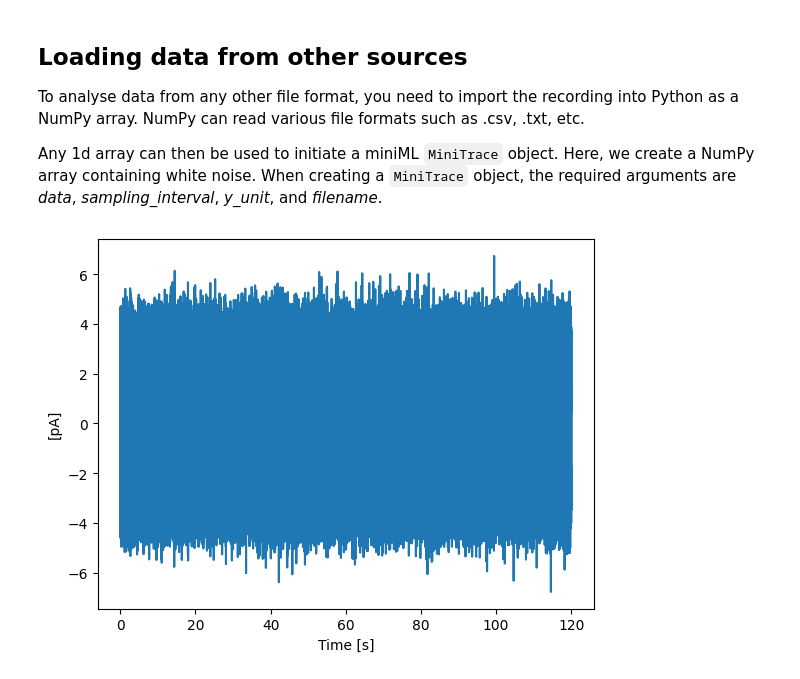
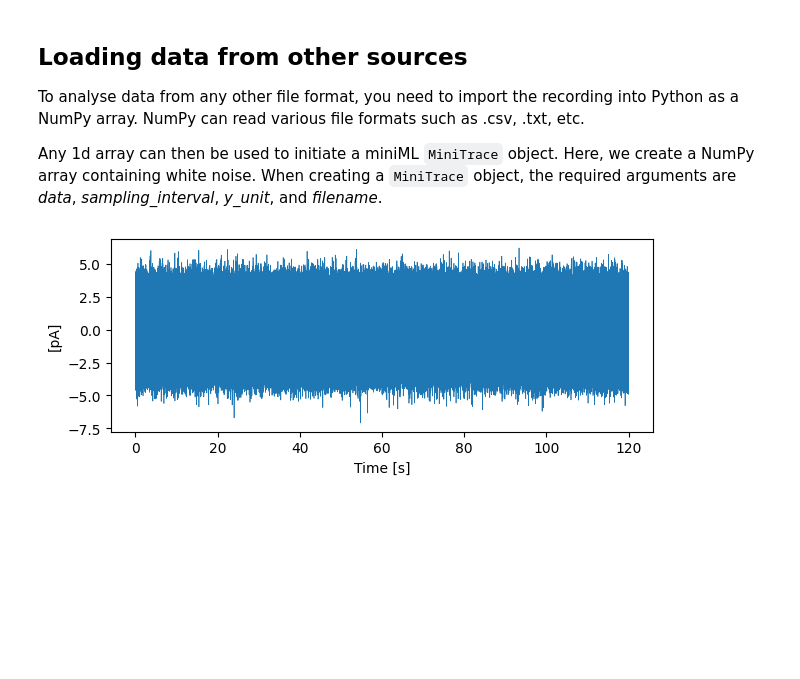
Before and after one commit to delvendahl/miniML, a Jupyter notebook: docs/general/loading_data.ipynb, the cells around one changed output. Saved outputs shown, nothing was run; the diff lists cells and outputs as text; code cells hidden in the pictures; blank space fills up the shorter version.

```diff
--- a/docs/general/loading_data.ipynb
+++ b/docs/general/loading_data.ipynb
@@ -75,13 +75,13 @@ Any 1d array can then be used to initiate a miniML `MiniTrace` object. Here, we
 # %%
 import numpy as np
 
 example_data = np.random.normal(0, 1.25, 6_000_000)
 
 np_trace = MiniTrace(data=example_data,
                      sampling_interval=2e-5,
                      y_unit='pA',
                      filename=None)
 
-np_trace.plot_trace()
+np_trace.plot_trace(figsize=(7, 2.5))
 # %% [output]
-[figure, old version]
+[figure, new version]
```
Also changed, not shown: parts of 4 cells of this notebook, 2 other files.
